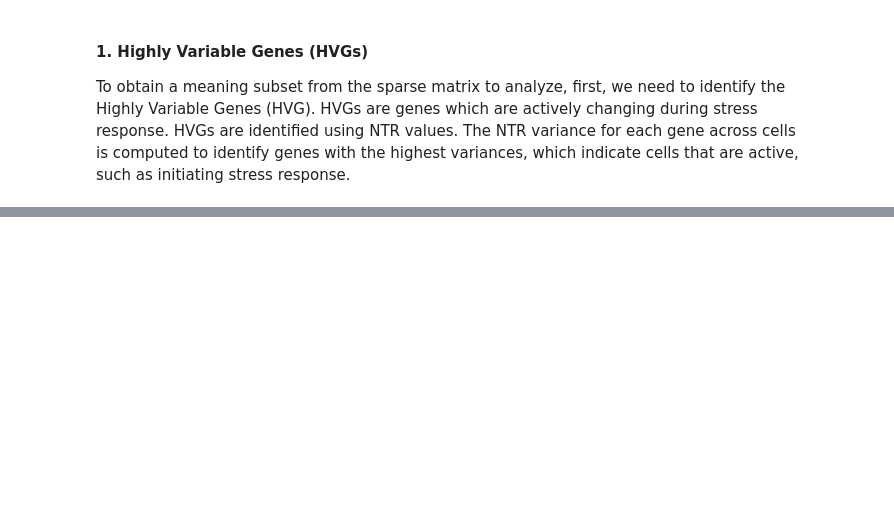
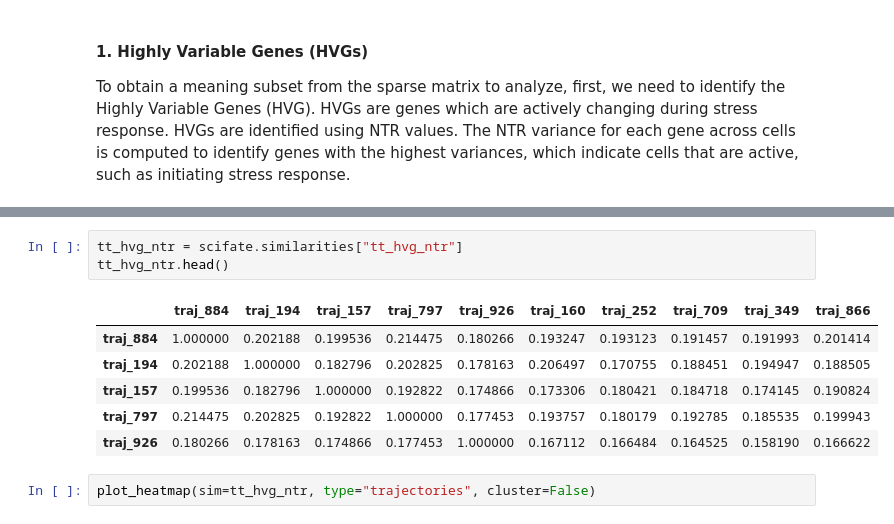
Before and after one commit to csw128/hdadata-package, a Jupyter notebook: src/myhda_ur/Milestone2_test.ipynb, the cells around one changed output, grey strips where cells are left out. Drawn from its saved outputs; the diff is of its cells as text; blank space fills up the shorter version.

```diff
--- a/src/myhda_ur/Milestone2_test.ipynb
+++ b/src/myhda_ur/Milestone2_test.ipynb
@@ -255,0 +322,12 @@ plot_heatmap(df2, "gene")
+# %%
+tt_hvg_ntr = scifate.similarities["tt_hvg_ntr"]
+tt_hvg_ntr.head()
+# %% [output]
+|  | traj_884 | traj_194 | traj_157 | traj_797 | traj_926 | traj_160 | traj_252 | traj_709 | traj_349 | traj_866 |
+| traj_884 | 1.000000 | 0.202188 | 0.199536 | 0.214475 | 0.180266 | 0.193247 | 0.193123 | 0.191457 | 0.191993 | 0.201414 |
+| traj_194 | 0.202188 | 1.000000 | 0.182796 | 0.202825 | 0.178163 | 0.206497 | 0.170755 | 0.188451 | 0.194947 | 0.188505 |
+| traj_157 | 0.199536 | 0.182796 | 1.000000 | 0.192822 | 0.174866 | 0.173306 | 0.180421 | 0.184718 | 0.174145 | 0.190824 |
+| traj_797 | 0.214475 | 0.202825 | 0.192822 | 1.000000 | 0.177453 | 0.193757 | 0.180179 | 0.192785 | 0.185535 | 0.199943 |
+| traj_926 | 0.180266 | 0.178163 | 0.174866 | 0.177453 | 1.000000 | 0.167112 | 0.166484 | 0.164525 | 0.158190 | 0.166622 |
+# %%
+plot_heatmap(sim=tt_hvg_ntr, type="trajectories", cluster=False)
```
Also changed, not shown: parts of 44 cells of this notebook, 10 other files.
